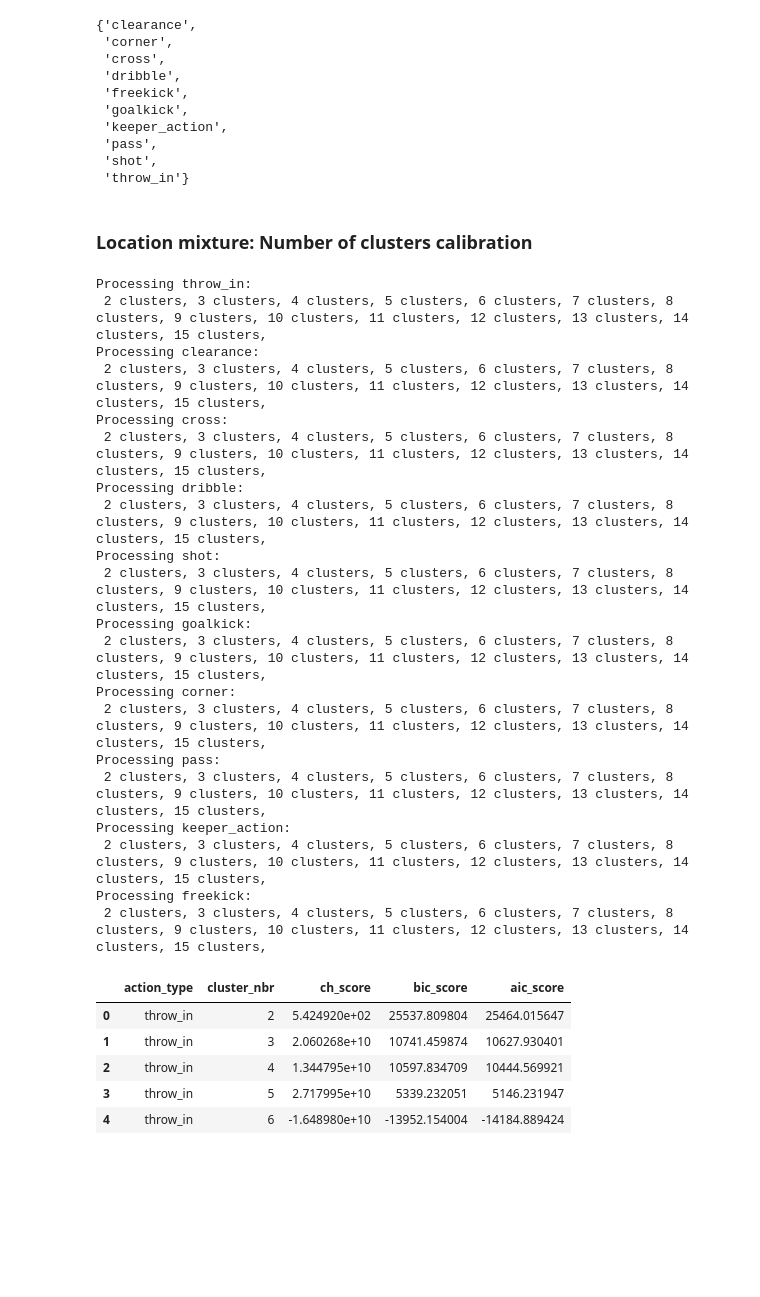
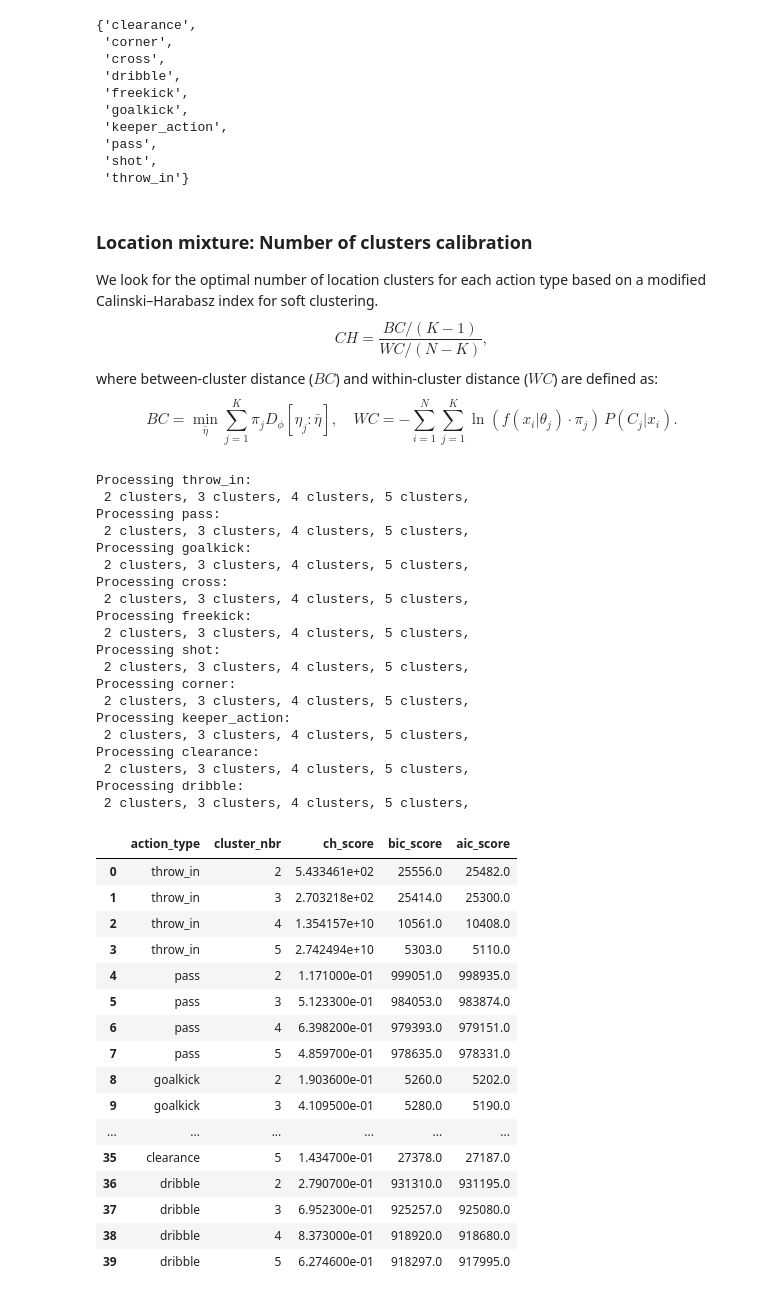
Before and after one commit to Joaquin-Garay/soccer-infogeo, a Jupyter notebook: 04-experiment.ipynb, the cells around one changed output. Saved outputs shown, nothing was run; the diff lists cells and outputs as text; code cells hidden in the pictures; blank space fills up the shorter version.

```diff
--- a/04-experiment.ipynb
+++ b/04-experiment.ipynb
@@ -69,63 +70,80 @@ action_types
  'throw_in'}
 # %% [markdown]
 ### Location mixture: Number of clusters calibration
+
+We look for the optimal number of location clusters for each action type based on a modified Calinski–Harabasz index for soft clustering.
+$$CH = \frac{BC/(K-1)}{WC/(N-K)},$$
+where between-cluster distance ($BC$) and within-cluster distance ($WC$) are defined as:
+$$BC = \min_{\bar{\eta}}\sum_{j=1}^K \pi_j D_{\phi}[\eta_j : \bar{\eta}], \quad WC = -\sum_{i=1}^N\sum_{j=1}^K \ln (f(x_i|\theta_j)\cdot \pi_j) \, P(C_j|x_i).$$
 # %%
 rows = []
 for action_type in action_types:
     print(f"\nProcessing {action_type}:")
-    mask = (actions["type_name"] == action_type) #& (actions["team_id"] == 771)
+    mask = (actions["type_name"] == action_type)  #& (actions["team_id"] == 771)
     loc_data = actions[mask][["start_x", "start_y"]]
 
     # Inner loop over number of clusters
-    for K in range(2, 16):
+    for K in range(2, 6):
         print(f" {K} clusters,", end="")
         gauss_clusters = [sc.MultivariateGaussian() for _ in range(K)]
-        loc_model = sc.MixtureModel(gauss_clusters)
+        loc_model = sc.MixtureModel(gauss_clusters,
+                                    init='k-means++')
         # In the case of an failed initialization due to empty clusters, skip that model.
         with warnings.catch_warnings():
             warnings.filterwarnings("error", category=ConvergenceWarning)
             try:
-                loc_model.fit_em_bregman(loc_data, verbose=False)
+                loc_model.fit_em(loc_data, verbose=False, case="bregman")
             except ConvergenceWarning as e:
                 print(f"    Skipping K={K} due to convergence warning: {e}")
-                continue   # skip straight to the next K
+                continue  # skip straight to the next K
         rows.append({
             "action_type": action_type,
             "cluster_nbr": K,
-            "ch_score": loc_model.kl_ch_score(loc_data),
-            "bic_score" : loc_model.bic_score(loc_data),
-            "aic_score" : loc_model.aic_score(loc_data)
+            "ch_score": round(loc_model.kl_ch_score(loc_data), 5),
+            "bic_score": round(loc_model.bic_score(loc_data), 0),
+            "aic_score": round(loc_model.aic_score(loc_data), 0)
         })
 
 loc_scores = pd.DataFrame(rows)
 # %% [output]
 Processing throw_in:
- 2 clusters, 3 clusters, 4 clusters, 5 clusters, 6 clusters, 7 clusters, 8 clusters, 9 clusters, 10 clusters, 11 clusters, 12 clusters, 13 clusters, 14 clusters, 15 clusters,
+ 2 clusters, 3 clusters, 4 clusters, 5 clusters,
+Processing pass:
+ 2 clusters, 3 clusters, 4 clusters, 5 clusters,
+Processing goalkick:
+ 2 clusters, 3 clusters, 4 clusters, 5 clusters,
+Processing cross:
+ 2 clusters, 3 clusters, 4 clusters, 5 clusters,
+Processing freekick:
+ 2 clusters, 3 clusters, 4 clusters, 5 clusters,
+Processing shot:
+ 2 clusters, 3 clusters, 4 clusters, 5 clusters,
+Processing corner:
+ 2 clusters, 3 clusters, 4 clusters, 5 clusters,
+Processing keeper_action:
+ 2 clusters, 3 clusters, 4 clusters, 5 clusters,
 Processing clearance:
- 2 clusters, 3 clusters, 4 clusters, 5 clusters, 6 clusters, 7 clusters, 8 clusters, 9 clusters, 10 clusters, 11 clusters, 12 clusters, 13 clusters, 14 clusters, 15 clusters,
-Processing cross:
- 2 clusters, 3 clusters, 4 clusters, 5 clusters, 6 clusters, 7 clusters, 8 clusters, 9 clusters, 10 clusters, 11 clusters, 12 clusters, 13 clusters, 14 clusters, 15 clusters,
+ 2 clusters, 3 clusters, 4 clusters, 5 clusters,
 Processing dribble:
- 2 clusters, 3 clusters, 4 clusters, 5 clusters, 6 clusters, 7 clusters, 8 clusters, 9 clusters, 10 clusters, 11 clusters, 12 clusters, 13 clusters, 14 clusters, 15 clusters,
-Processing shot:
- 2 clusters, 3 clusters, 4 clusters, 5 clusters, 6 clusters, 7 clusters, 8 clusters, 9 clusters, 10 clusters, 11 clusters, 12 clusters, 13 clusters, 14 clusters, 15 clusters,
-Processing goalkick:
- 2 clusters, 3 clusters, 4 clusters, 5 clusters, 6 clusters, 7 clusters, 8 clusters, 9 clusters, 10 clusters, 11 clusters, 12 clusters, 13 clusters, 14 clusters, 15 clusters,
-Processing corner:
- 2 clusters, 3 clusters, 4 clusters, 5 clusters, 6 clusters, 7 clusters, 8 clusters, 9 clusters, 10 clusters, 11 clusters, 12 clusters, 13 clusters, 14 clusters, 15 clusters,
-Processing pass:
- 2 clusters, 3 clusters, 4 clusters, 5 clusters, 6 clusters, 7 clusters, 8 clusters, 9 clusters, 10 clusters, 11 clusters, 12 clusters, 13 clusters, 14 clusters, 15 clusters,
-Processing keeper_action:
- 2 clusters, 3 clusters, 4 clusters, 5 clusters, 6 clusters, 7 clusters, 8 clusters, 9 clusters, 10 clusters, 11 clusters, 12 clusters, 13 clusters, 14 clusters, 15 clusters,
-Processing freekick:
- 2 clusters, 3 clusters, 4 clusters, 5 clusters, 6 clusters, 7 clusters, 8 clusters, 9 clusters, 10 clusters, 11 clusters, 12 clusters, 13 clusters, 14 clusters, 15 clusters,
+ 2 clusters, 3 clusters, 4 clusters, 5 clusters,
 # %%
-loc_scores.head()
+loc_scores
 # %% [output]
 |  | action_type | cluster_nbr | ch_score | bic_score | aic_score |
-| 0 | throw_in | 2 | 5.424920e+02 | 25537.809804 | 25464.015647 |
-| 1 | throw_in | 3 | 2.060268e+10 | 10741.459874 | 10627.930401 |
-| 2 | throw_in | 4 | 1.344795e+10 | 10597.834709 | 10444.569921 |
-| 3 | throw_in | 5 | 2.717995e+10 | 5339.232051 | 5146.231947 |
-| 4 | throw_in | 6 | -1.648980e+10 | -13952.154004 | -14184.889424 |
+| 0 | throw_in | 2 | 5.433461e+02 | 25556.0 | 25482.0 |
+| 1 | throw_in | 3 | 2.703218e+02 | 25414.0 | 25300.0 |
+| 2 | throw_in | 4 | 1.354157e+10 | 10561.0 | 10408.0 |
+| 3 | throw_in | 5 | 2.742494e+10 | 5303.0 | 5110.0 |
+| 4 | pass | 2 | 1.171000e-01 | 999051.0 | 998935.0 |
+| 5 | pass | 3 | 5.123300e-01 | 984053.0 | 983874.0 |
+| 6 | pass | 4 | 6.398200e-01 | 979393.0 | 979151.0 |
+| 7 | pass | 5 | 4.859700e-01 | 978635.0 | 978331.0 |
+| 8 | goalkick | 2 | 1.903600e-01 | 5260.0 | 5202.0 |
+| 9 | goalkick | 3 | 4.109500e-01 | 5280.0 | 5190.0 |
+| ... | ... | ... | ... | ... | ... |
+| 35 | clearance | 5 | 1.434700e-01 | 27378.0 | 27187.0 |
+| 36 | dribble | 2 | 2.790700e-01 | 931310.0 | 931195.0 |
+| 37 | dribble | 3 | 6.952300e-01 | 925257.0 | 925080.0 |
+| 38 | dribble | 4 | 8.373000e-01 | 918920.0 | 918680.0 |
+| 39 | dribble | 5 | 6.274600e-01 | 918297.0 | 917995.0 |
 # %%
```
Also changed, not shown: parts of 31 cells of this notebook, 3 other files.
